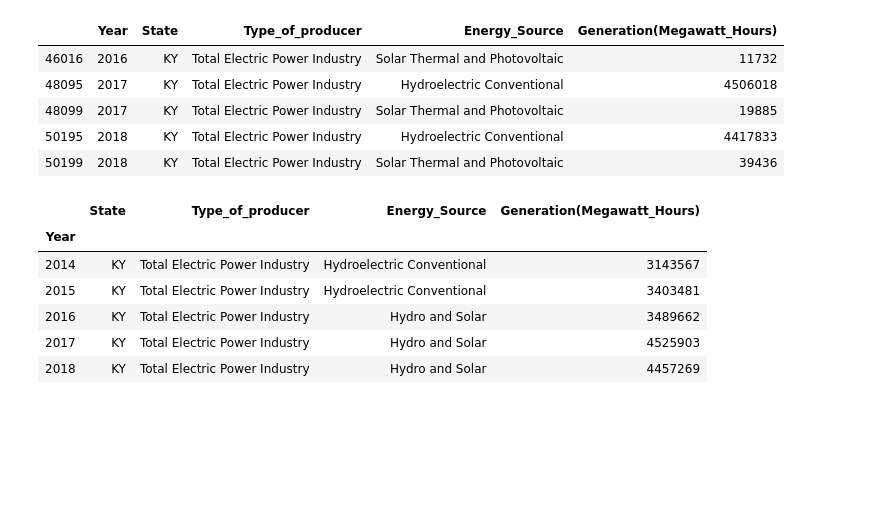
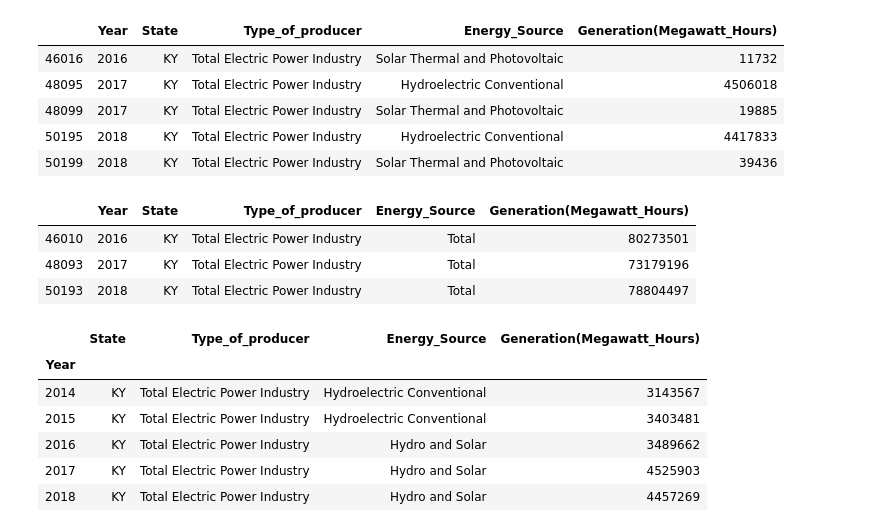
Before and after one commit to Bourbonplaytime/Renewable_energy, a Jupyter notebook: Renewable_energy.ipynb, the cells around one changed output. Saved outputs shown, nothing was run; the diff lists cells and outputs as text; code cells hidden in the pictures; blank space fills up the shorter version.

```diff
--- a/Renewable_energy.ipynb
+++ b/Renewable_energy.ipynb
@@ -47,7 +47,14 @@ ky = (by_state['State'] == "KY") & ((by_state['Energy_Source'] == "Solar Thermal
      (by_state['Energy_Source'] == "Hydroelectric Conventional")) & (by_state['Type_of_producer'] ==
      "Total Electric Power Industry")
 
+ky_tot = (by_state['State'] == "KY") & (by_state['Energy_Source'] == "Total") & (by_state['Type_of_producer']
+          == "Total Electric Power Industry")
+
 ky = by_state[ky]
+
+ky_tot = by_state[ky_tot]
+
+#ky['ren_as_per'] = ky['Generation(Megawatt_Hours)'] / ky_tot['Generation(Megawatt_Hours)'] * 100
 
 ky.tail(5)
 
@@ -62,6 +69,13 @@ ky.tail(5)
 | 48099 | 2017 | KY | Total Electric Power Industry | Solar Thermal and Photovoltaic | 19885 |
 | 50195 | 2018 | KY | Total Electric Power Industry | Hydroelectric Conventional | 4417833 |
 | 50199 | 2018 | KY | Total Electric Power Industry | Solar Thermal and Photovoltaic | 39436 |
+# %%
+ky_tot.tail(3)
+# %% [output]
+|  | Year | State | Type_of_producer | Energy_Source | Generation(Megawatt_Hours) |
+| 46010 | 2016 | KY | Total Electric Power Industry | Total | 80273501 |
+| 48093 | 2017 | KY | Total Electric Power Industry | Total | 73179196 |
+| 50193 | 2018 | KY | Total Electric Power Industry | Total | 78804497 |
 # %%
 ky_ren = ky.groupby(['Year']).sum()
 
```
Also changed, not shown: parts of 2 cells of this notebook.
